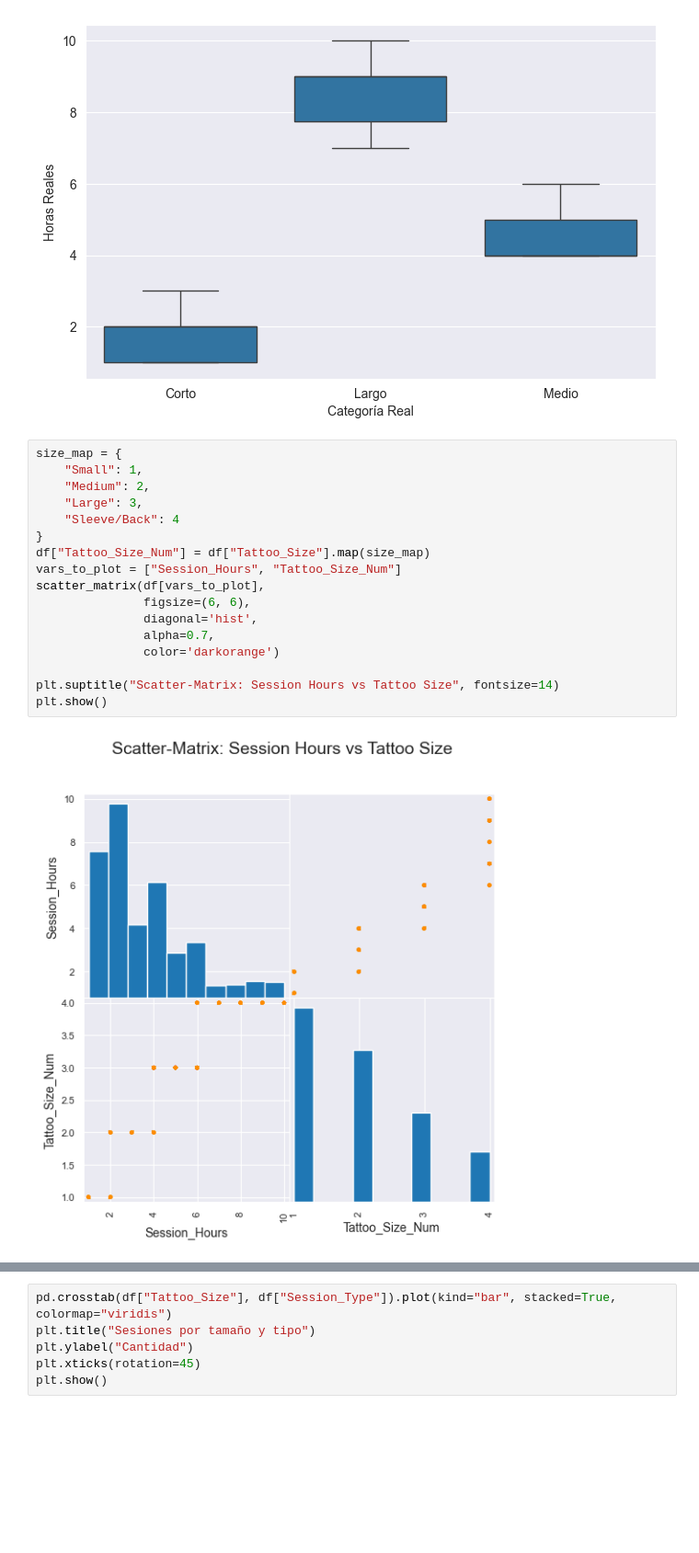
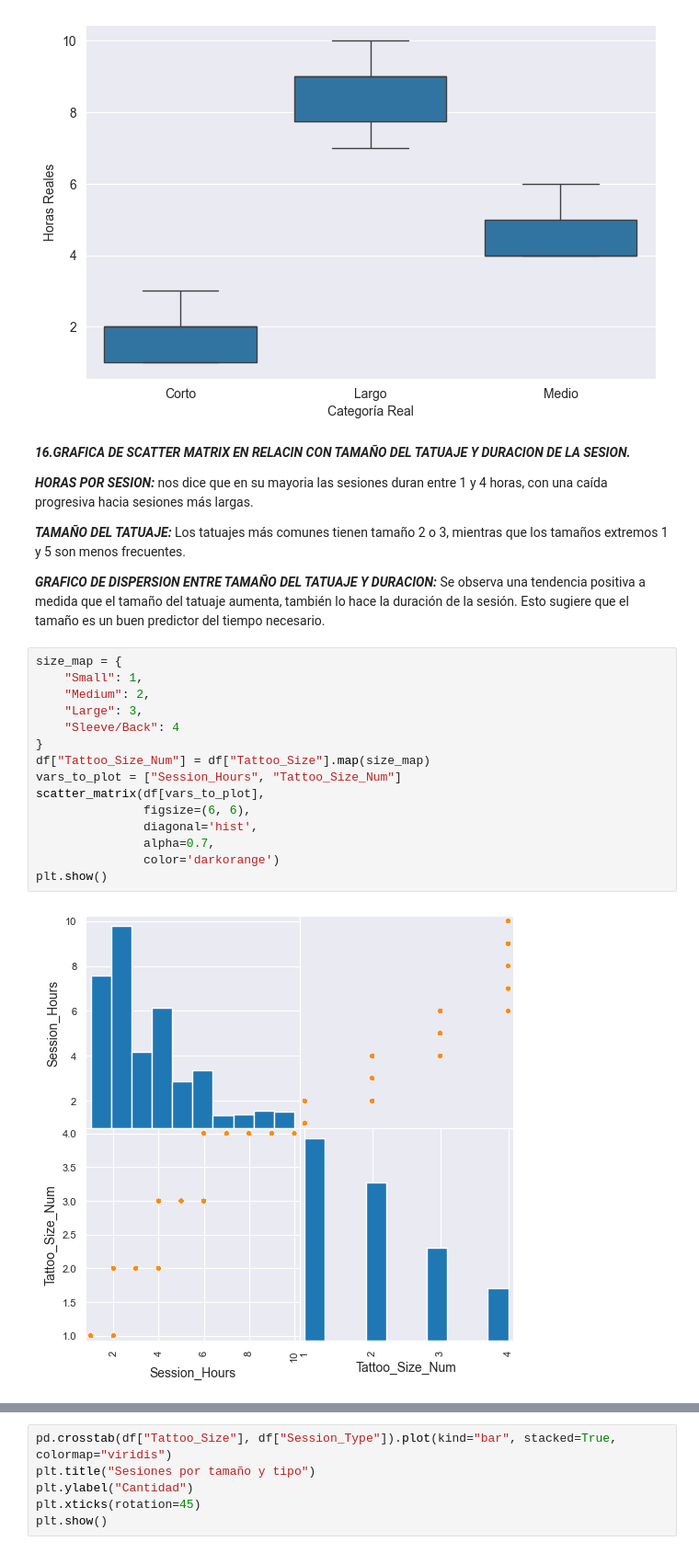
Before and after one commit to pauarsu/tattoo-studio-analysis, a Jupyter notebook: notebook/modelado.ipynb, the cells around one changed output, grey strips where cells are left out. Shown at 92% size. Cells and saved outputs as stored; diff of their text form; blank space fills up the shorter version.

```diff
--- a/notebook/modelado.ipynb
+++ b/notebook/modelado.ipynb
@@ -88,22 +149,29 @@ plt.ylabel("Horas Reales")
 plt.show()
 # %% [output]
 [figure]
+# %% [markdown]
+***16.GRAFICA DE SCATTER MATRIX EN RELACIN CON TAMAÑO DEL TATUAJE Y DURACION DE LA SESION.***
+
+***HORAS POR SESION:*** nos dice que en su mayoria las sesiones duran entre 1 y 4 horas, con una caída progresiva hacia sesiones más largas.
+
+
+***TAMAÑO DEL TATUAJE:*** Los tatuajes más comunes tienen tamaño 2 o 3, mientras que los tamaños extremos 1 y 5 son menos frecuentes.
+
+***GRAFICO DE DISPERSION ENTRE TAMAÑO DEL TATUAJE Y DURACION:*** Se observa una tendencia positiva a medida que el tamaño del tatuaje aumenta, también lo hace la duración de la sesión. Esto sugiere que el tamaño es un buen predictor del tiempo necesario.
 # %%
 size_map = {
     "Small": 1,
     "Medium": 2,
     "Large": 3,
     "Sleeve/Back": 4
 }
 df["Tattoo_Size_Num"] = df["Tattoo_Size"].map(size_map)
 vars_to_plot = ["Session_Hours", "Tattoo_Size_Num"]
 scatter_matrix(df[vars_to_plot],
                figsize=(6, 6),
                diagonal='hist',
                alpha=0.7,
                color='darkorange')
-
-plt.suptitle("Scatter-Matrix: Session Hours vs Tattoo Size", fontsize=14)
 plt.show()
 # %% [output]
-[figure, old version]
+[figure, new version]
```
Also changed, not shown: parts of 25 cells of this notebook.
